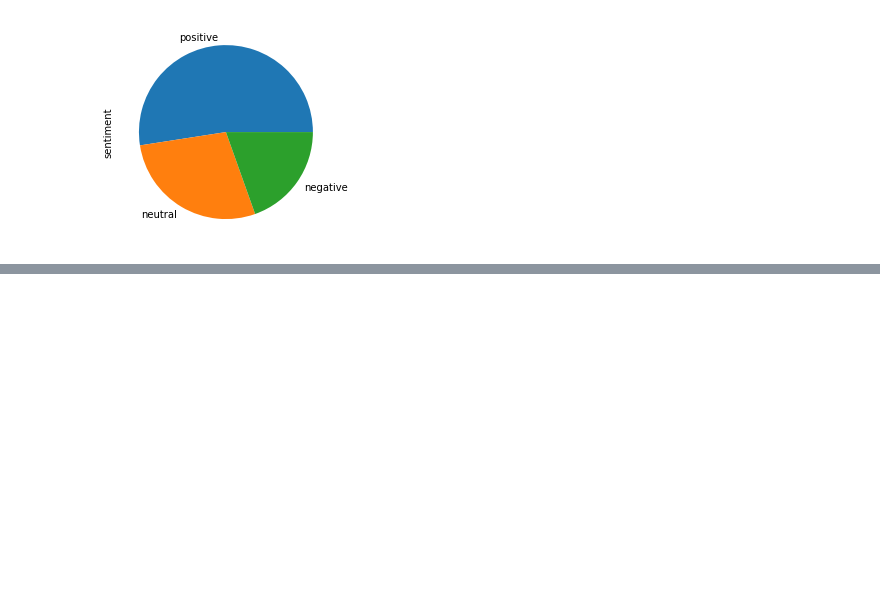
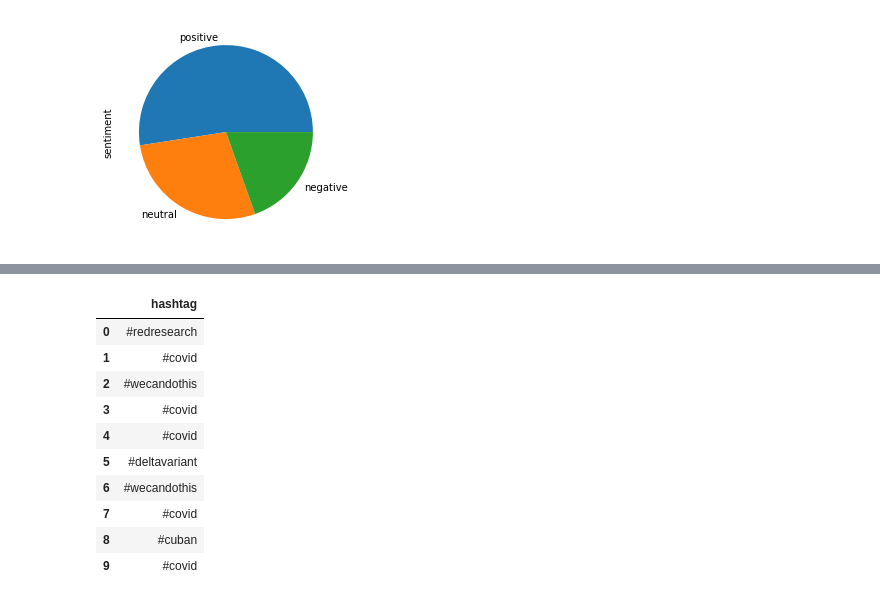
Before and after one commit to zelalemgetahun9374/Twitter-Data-Analysis, a Jupyter notebook: Notebooks/Data_preprocessing_and_exploration.ipynb, the cells around one changed output, grey strips where cells are left out. Saved outputs shown, nothing was run; the diff lists cells and outputs as text; code cells hidden in the pictures; blank space fills up the shorter version.

```diff
--- a/Notebooks/Data_preprocessing_and_exploration.ipynb
+++ b/Notebooks/Data_preprocessing_and_exploration.ipynb
@@ -251,0 +293,19 @@ tweets_df["sentiment"].value_counts().plot(kind="pie");
+# %%
+#create dataframe where each use of hashtag gets its own row and make the hashtags lowercase
+flattened_hashtags_df = pd.DataFrame(
+    [hashtag.lower() for hashtags_list in hashtags_list_df.hashtags
+     for hashtag in hashtags_list],
+    columns=['hashtag'])
+flattened_hashtags_df[:10]
+# %% [output]
+|  | hashtag |
+| 0 | #redresearch |
+| 1 | #covid |
+| 2 | #wecandothis |
+| 3 | #covid |
+| 4 | #covid |
+| 5 | #deltavariant |
+| 6 | #wecandothis |
+| 7 | #covid |
+| 8 | #cuban |
+| 9 | #covid |
```
Also changed, not shown: parts of 7 cells of this notebook.
